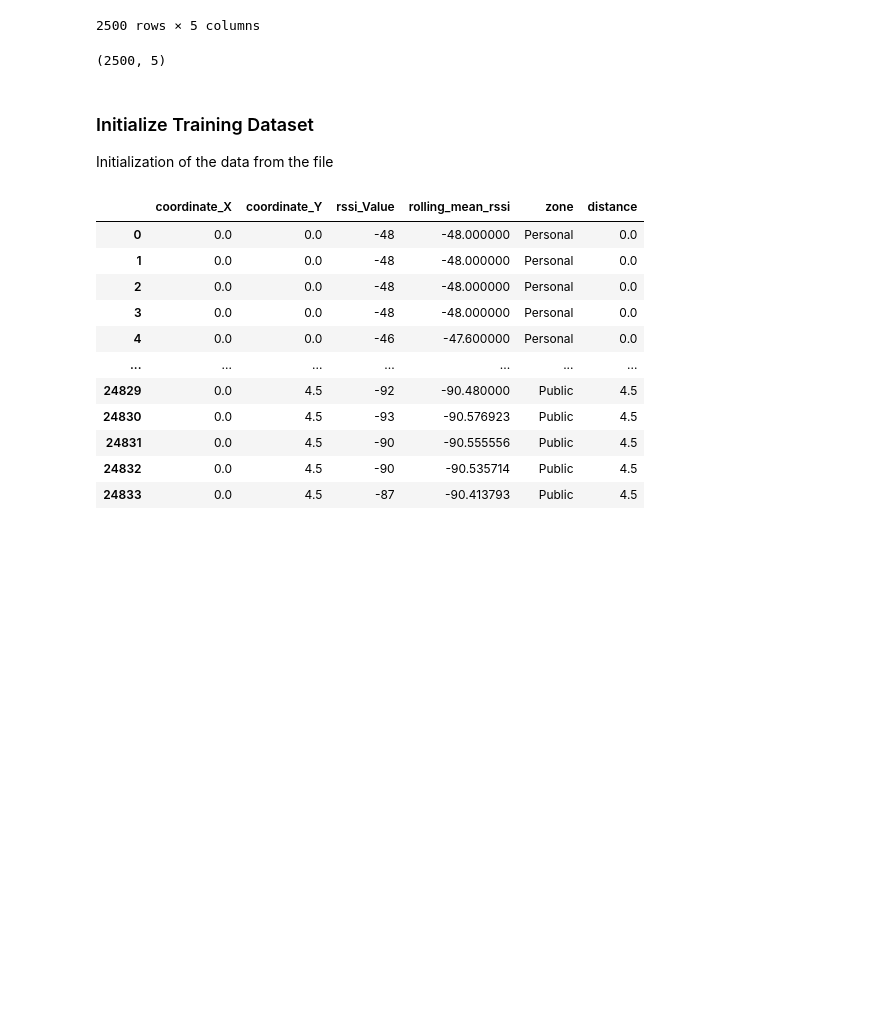
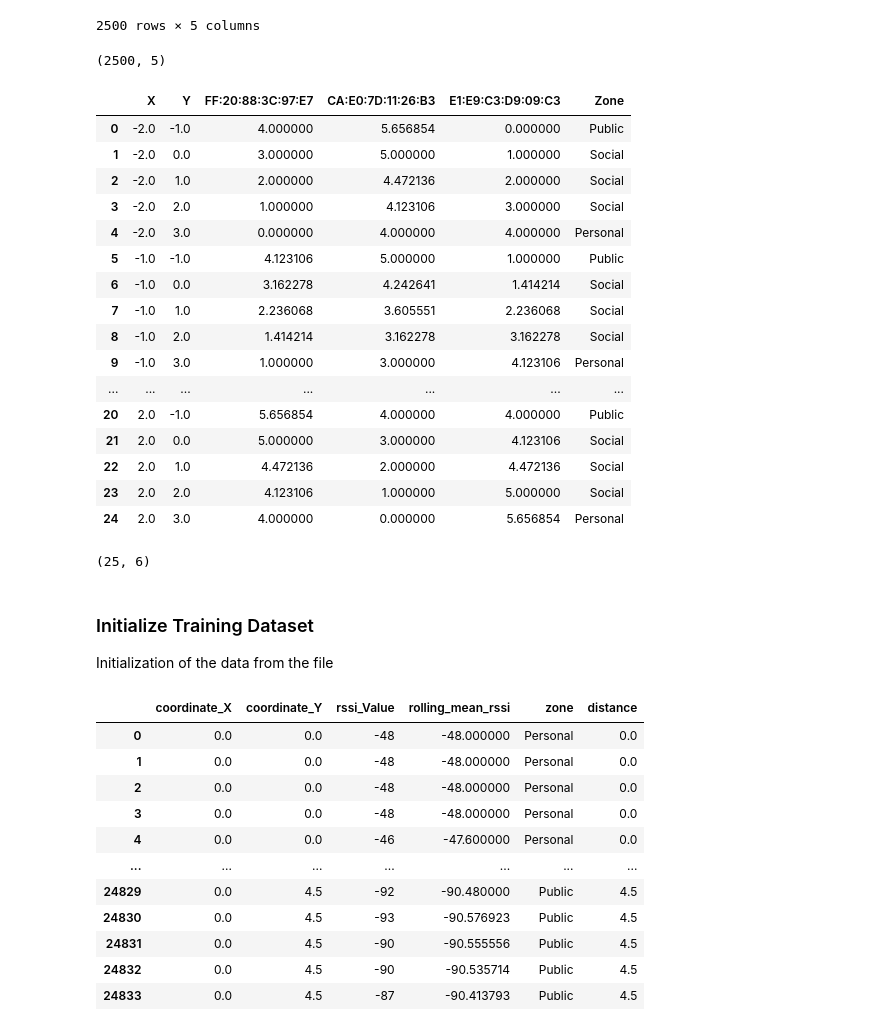
Before and after one commit to rui-pedro-porfirio/IndoorApp, a Jupyter notebook: Server/Notebooks/TRILATERATION/TrilaterationNotebook.ipynb, the cells around one changed output. Drawn from its saved outputs; the diff is of its cells as text; code cells hidden in the pictures; blank space fills up the shorter version.

```diff
--- a/Server/Notebooks/TRILATERATION/TrilaterationNotebook.ipynb
+++ b/Server/Notebooks/TRILATERATION/TrilaterationNotebook.ipynb
@@ -123,6 +126,29 @@ display(dataset_10cm.shape)
 | 2499 | 2.9 | 3.9 | 4.981967 | 1.272792 | 6.929646 |
 2500 rows × 5 columns
 (2500, 5)
+# %%
+dataset_classification = load_file('trilateration_test_classification.csv')
+display(dataset_classification)
+display(dataset_classification.shape)
+# %% [output]
+|  | X | Y | FF:20:88:3C:97:E7 | CA:E0:7D:11:26:B3 | E1:E9:C3:D9:09:C3 | Zone |
+| 0 | -2.0 | -1.0 | 4.000000 | 5.656854 | 0.000000 | Public |
+| 1 | -2.0 | 0.0 | 3.000000 | 5.000000 | 1.000000 | Social |
+| 2 | -2.0 | 1.0 | 2.000000 | 4.472136 | 2.000000 | Social |
+| 3 | -2.0 | 2.0 | 1.000000 | 4.123106 | 3.000000 | Social |
+| 4 | -2.0 | 3.0 | 0.000000 | 4.000000 | 4.000000 | Personal |
+| 5 | -1.0 | -1.0 | 4.123106 | 5.000000 | 1.000000 | Public |
+| 6 | -1.0 | 0.0 | 3.162278 | 4.242641 | 1.414214 | Social |
+| 7 | -1.0 | 1.0 | 2.236068 | 3.605551 | 2.236068 | Social |
+| 8 | -1.0 | 2.0 | 1.414214 | 3.162278 | 3.162278 | Social |
+| 9 | -1.0 | 3.0 | 1.000000 | 3.000000 | 4.123106 | Personal |
+| ... | ... | ... | ... | ... | ... | ... |
+| 20 | 2.0 | -1.0 | 5.656854 | 4.000000 | 4.000000 | Public |
+| 21 | 2.0 | 0.0 | 5.000000 | 3.000000 | 4.123106 | Social |
+| 22 | 2.0 | 1.0 | 4.472136 | 2.000000 | 4.472136 | Social |
+| 23 | 2.0 | 2.0 | 4.123106 | 1.000000 | 5.000000 | Social |
+| 24 | 2.0 | 3.0 | 4.000000 | 0.000000 | 5.656854 | Personal |
+(25, 6)
 # %% [markdown]
 ### Initialize Training Dataset
 Initialization of the data from the file
```
Also changed, not shown: parts of 15 cells of this notebook, 3 other files.
